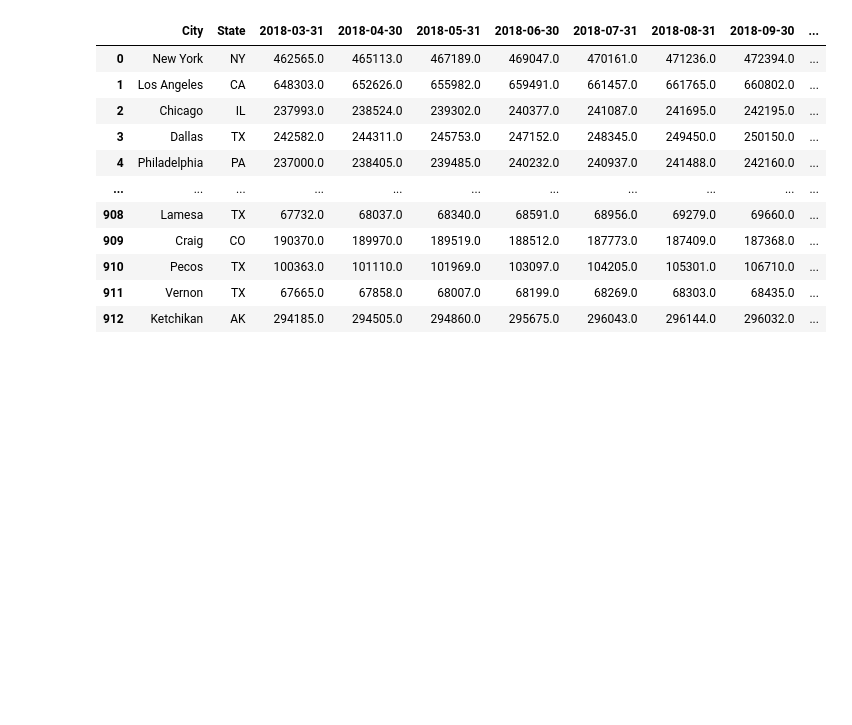
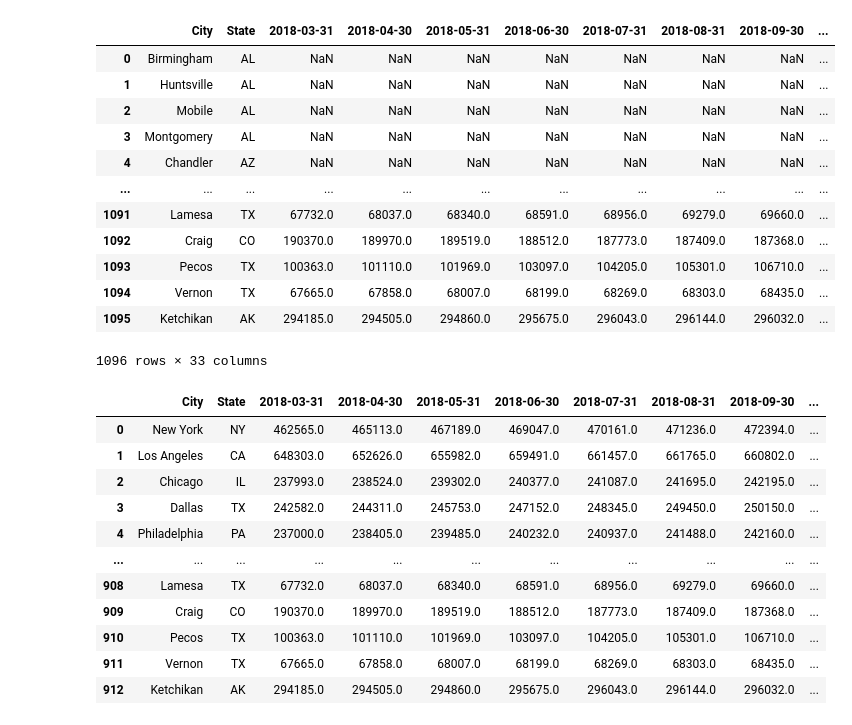
Before and after one commit to stellakk75/HousingMarketCOVID-19Project, a Jupyter notebook: cleanup .ipynb, the cells around one changed output. Cells and saved outputs as stored; diff of their text form; code cells hidden in the pictures; blank space fills up the shorter version.

```diff
--- a/cleanup .ipynb
+++ b/cleanup .ipynb
@@ -57,3 +57,10 @@ house_df = house_df.replace({"Los Angeles-Long Beach-Anaheim": "Los Angeles",
                                  "Miami-Fort Lauderdale":"Miami",
                                  "Minneapolis-St Paul" : "Minneapolis",
                                  "Louisville-Jefferson County":"Louisville"})
+# %%
+Hcities = house_df[["City", "State"]]
+Pcities = pop_df[["City", "State"]]
+commons_df = pd.merge(Hcities, Pcities, on='City', how='right')
+del commons_df["State_x"]
+commons_df = commons_df.rename(columns={"State_y":"State"})
+commons_df
@@ -60,3 +81,20 @@ house_df = house_df.replace({"Los Angeles-Long Beach-Anaheim": "Los Angeles",
+# %%
+housing_df = pd.merge(commons_df,house_df, on=["City", "State"], how='outer')
+housing_df
+# %% [output]
+|  | City | State | 2018-03-31 | 2018-04-30 | 2018-05-31 | 2018-06-30 | 2018-07-31 | 2018-08-31 | 2018-09-30 | ... |
+| 0 | Birmingham | AL | NaN | NaN | NaN | NaN | NaN | NaN | NaN | ... |
+| 1 | Huntsville | AL | NaN | NaN | NaN | NaN | NaN | NaN | NaN | ... |
+| 2 | Mobile | AL | NaN | NaN | NaN | NaN | NaN | NaN | NaN | ... |
+| 3 | Montgomery | AL | NaN | NaN | NaN | NaN | NaN | NaN | NaN | ... |
+| 4 | Chandler | AZ | NaN | NaN | NaN | NaN | NaN | NaN | NaN | ... |
+| ... | ... | ... | ... | ... | ... | ... | ... | ... | ... | ... |
+| 1091 | Lamesa | TX | 67732.0 | 68037.0 | 68340.0 | 68591.0 | 68956.0 | 69279.0 | 69660.0 | ... |
+| 1092 | Craig | CO | 190370.0 | 189970.0 | 189519.0 | 188512.0 | 187773.0 | 187409.0 | 187368.0 | ... |
+| 1093 | Pecos | TX | 100363.0 | 101110.0 | 101969.0 | 103097.0 | 104205.0 | 105301.0 | 106710.0 | ... |
+| 1094 | Vernon | TX | 67665.0 | 67858.0 | 68007.0 | 68199.0 | 68269.0 | 68303.0 | 68435.0 | ... |
+| 1095 | Ketchikan | AK | 294185.0 | 294505.0 | 294860.0 | 295675.0 | 296043.0 | 296144.0 | 296032.0 | ... |
+1096 rows × 33 columns
 # %%
 house_df = pd.merge(pop_df["City"], house_df, on=["City"], how='outer')
 new_house_df=house_df.dropna(how="any")
```
Also changed, not shown: parts of 1 cell of this notebook.
